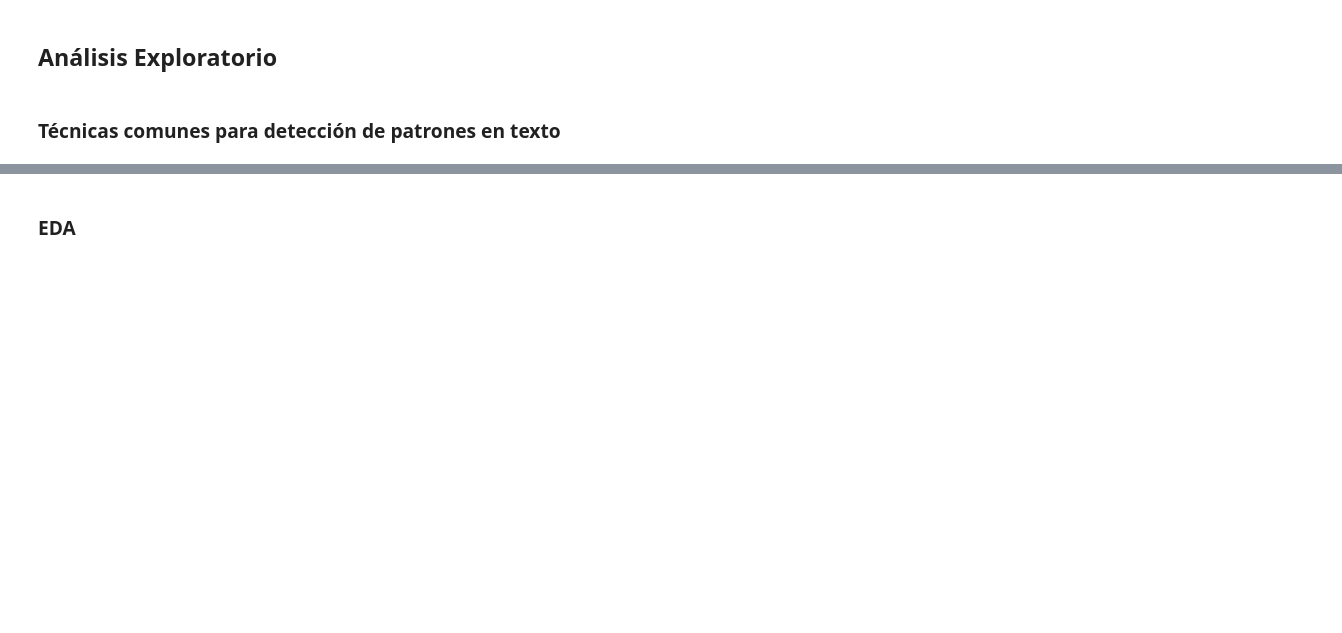
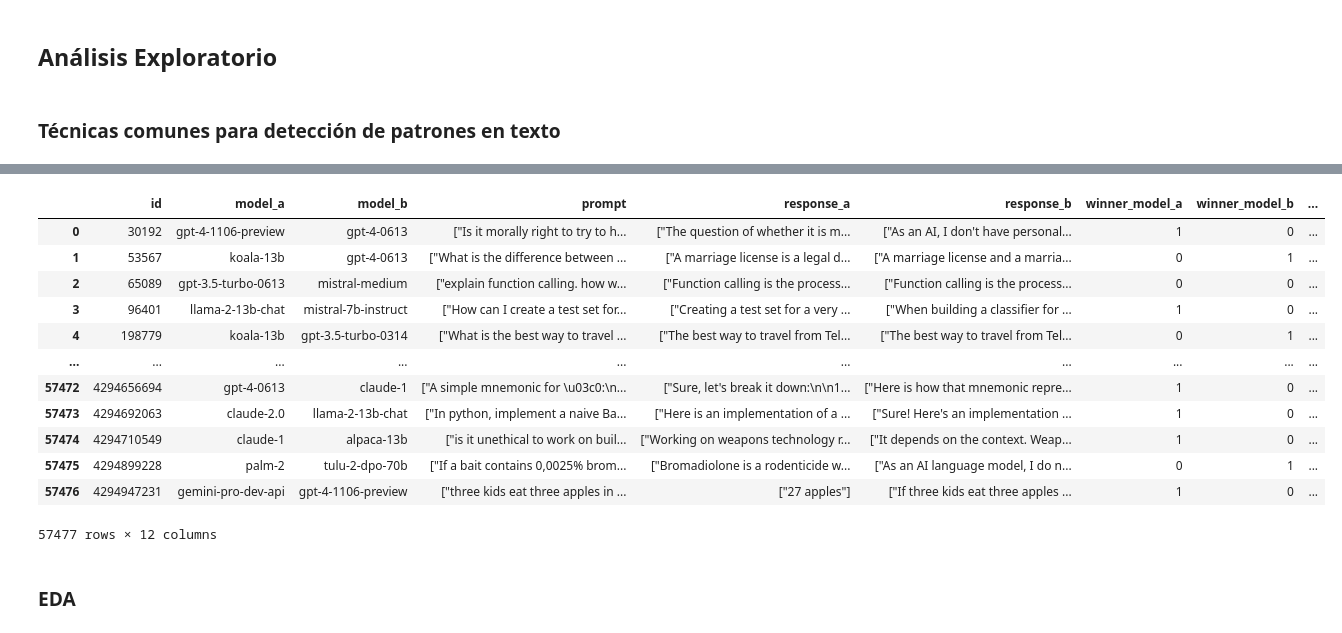
Before and after one commit to JosueSay/Proyecto2_DS, a Jupyter notebook: project.ipynb, the cells around one changed output, grey strips where cells are left out. Cells and saved outputs as stored; diff of their text form; code cells hidden in the pictures; blank space fills up the shorter version.

Commit message:
feat: Added basic data loading

```diff
--- a/project.ipynb
+++ b/project.ipynb
@@ -21,0 +27,3 @@
+# %%
+df = pd.read_csv("data/train.csv")
+df.head()
@@ -22,3 +64,35 @@
+# %%
+def eval_and_join(row, key: str):
+    try:
+        p_code = row[key]
+        print(f"Parsing: {p_code}")
+        arr = eval(p_code)
+        return "\n".join(arr)
+    except:
+        print("Failed to parse!")
+        #print(f"Failed to parse: {p_code}")
+
+def parse_array_and_join(key: str):
+    return lambda row: eval_and_join(row, key)
+
+df["prompt_clean"] = df.apply(parse_array_and_join("prompt"), axis=1)
+# df["response_a_clean"] = df.apply(parse_array_and_join("response_a"), axis=1)
+# df["response_b_clean"] = df.apply(parse_array_and_join("response_b"), axis=1)
+df
+# %% [output]
+|  | id | model_a | model_b | prompt | response_a | response_b | winner_model_a | winner_model_b | ... |
+| 0 | 30192 | gpt-4-1106-preview | gpt-4-0613 | ["Is it morally right to try to h... | ["The question of whether it is m... | ["As an AI, I don't have personal... | 1 | 0 | ... |
+| 1 | 53567 | koala-13b | gpt-4-0613 | ["What is the difference between ... | ["A marriage license is a legal d... | ["A marriage license and a marria... | 0 | 1 | ... |
+| 2 | 65089 | gpt-3.5-turbo-0613 | mistral-medium | ["explain function calling. how w... | ["Function calling is the process... | ["Function calling is the process... | 0 | 0 | ... |
+| 3 | 96401 | llama-2-13b-chat | mistral-7b-instruct | ["How can I create a test set for... | ["Creating a test set for a very ... | ["When building a classifier for ... | 1 | 0 | ... |
+| 4 | 198779 | koala-13b | gpt-3.5-turbo-0314 | ["What is the best way to travel ... | ["The best way to travel from Tel... | ["The best way to travel from Tel... | 0 | 1 | ... |
+| ... | ... | ... | ... | ... | ... | ... | ... | ... | ... |
+| 57472 | 4294656694 | gpt-4-0613 | claude-1 | ["A simple mnemonic for \u03c0:\n... | ["Sure, let's break it down:\n\n1... | ["Here is how that mnemonic repre... | 1 | 0 | ... |
+| 57473 | 4294692063 | claude-2.0 | llama-2-13b-chat | ["In python, implement a naive Ba... | ["Here is an implementation of a ... | ["Sure! Here's an implementation ... | 1 | 0 | ... |
+| 57474 | 4294710549 | claude-1 | alpaca-13b | ["is it unethical to work on buil... | ["Working on weapons technology r... | ["It depends on the context. Weap... | 1 | 0 | ... |
+| 57475 | 4294899228 | palm-2 | tulu-2-dpo-70b | ["If a bait contains 0,0025% brom... | ["Bromadiolone is a rodenticide w... | ["As an AI language model, I do n... | 0 | 1 | ... |
+| 57476 | 4294947231 | gemini-pro-dev-api | gpt-4-1106-preview | ["three kids eat three apples in ... | ["27 apples"] | ["If three kids eat three apples ... | 1 | 0 | ... |
+57477 rows × 12 columns
 # %% [markdown]
 ### EDA
 # %% [markdown]
```
Also changed, not shown: parts of 6 cells of this notebook, 1 other file.
